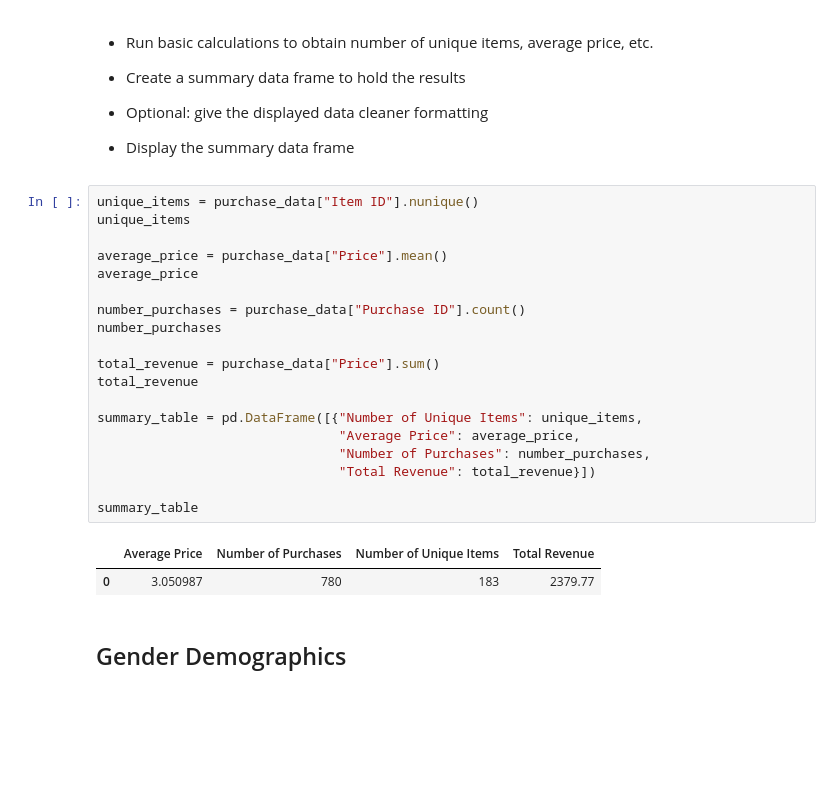
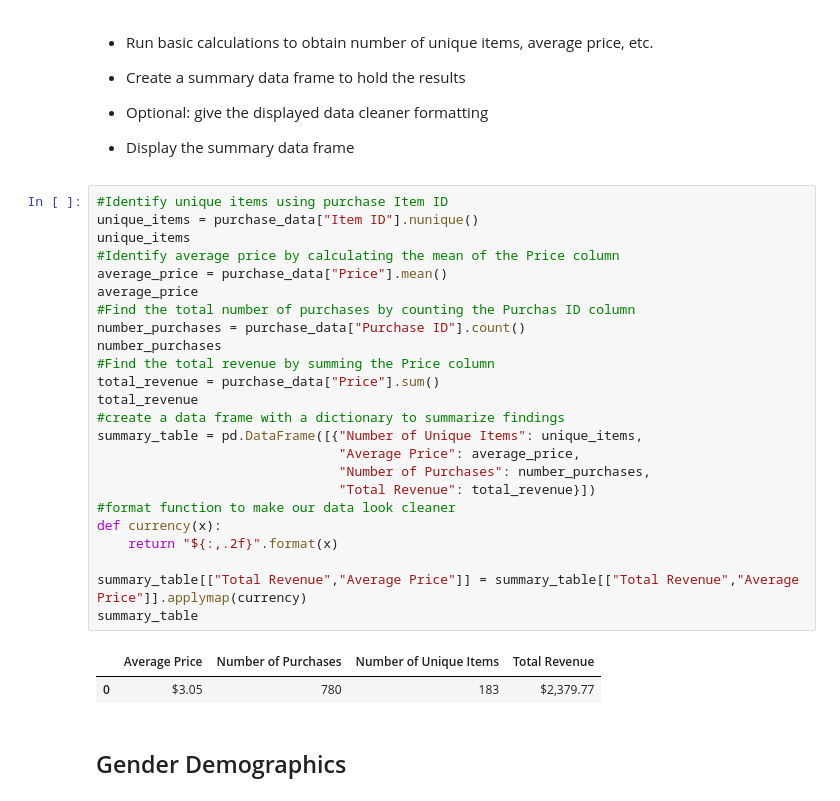
Before and after one commit to Omar-Castillo/Homework, a Jupyter notebook: Pandas/HeroesofPymoli/HeroesOfPymoli_OC.ipynb, the cells around one changed output. Cells and saved outputs as stored; diff of their text form; blank space fills up the shorter version.

```diff
--- a/Pandas/HeroesofPymoli/HeroesOfPymoli_OC.ipynb
+++ b/Pandas/HeroesofPymoli/HeroesOfPymoli_OC.ipynb
@@ -53,27 +55,32 @@ total_df
 
 * Display the summary data frame
 # %%
+#Identify unique items using purchase Item ID
 unique_items = purchase_data["Item ID"].nunique()
 unique_items
-
+#Identify average price by calculating the mean of the Price column
 average_price = purchase_data["Price"].mean()
 average_price
-
+#Find the total number of purchases by counting the Purchas ID column
 number_purchases = purchase_data["Purchase ID"].count()
 number_purchases
-
+#Find the total revenue by summing the Price column
 total_revenue = purchase_data["Price"].sum()
 total_revenue
-
+#create a data frame with a dictionary to summarize findings
 summary_table = pd.DataFrame([{"Number of Unique Items": unique_items,
                                "Average Price": average_price,
                                "Number of Purchases": number_purchases,
                                "Total Revenue": total_revenue}])
+#format function to make our data look cleaner
+def currency(x):
+    return "${:,.2f}".format(x)
 
+summary_table[["Total Revenue","Average Price"]] = summary_table[["Total Revenue","Average Price"]].applymap(currency)
 summary_table
 # %% [output]
 |  | Average Price | Number of Purchases | Number of Unique Items | Total Revenue |
-| 0 | 3.050987 | 780 | 183 | 2379.77 |
+| 0 | $3.05 | 780 | 183 | $2,379.77 |
 # %% [markdown]
 ## Gender Demographics
 # %% [markdown]
```
Also changed, not shown: parts of 6 cells of this notebook.
